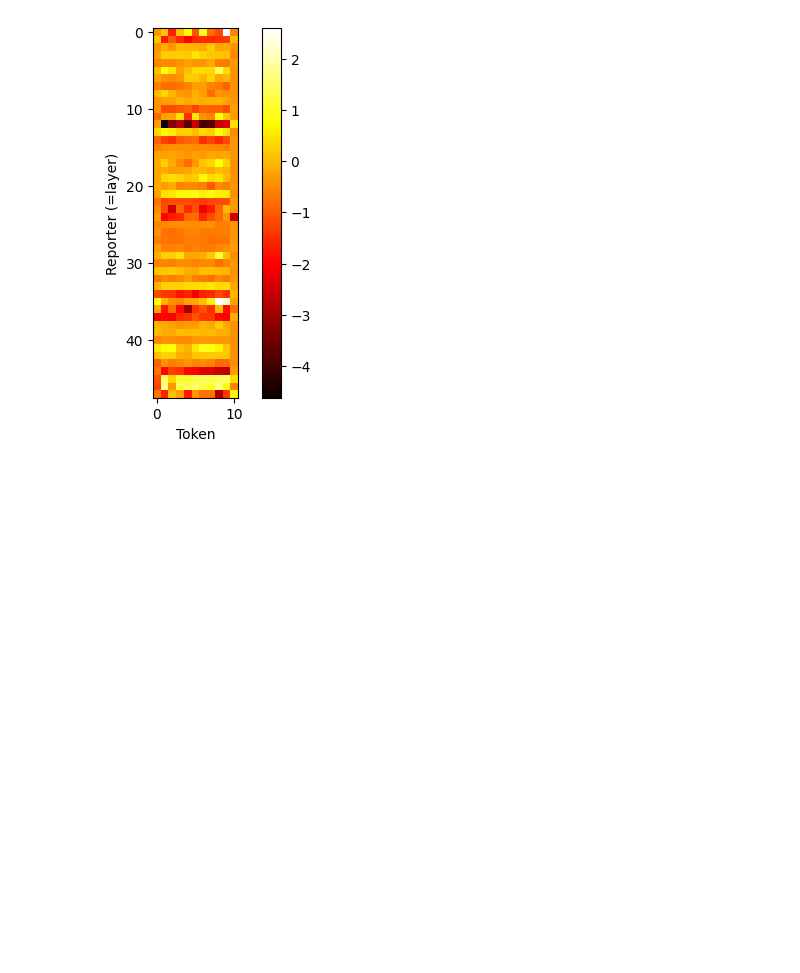
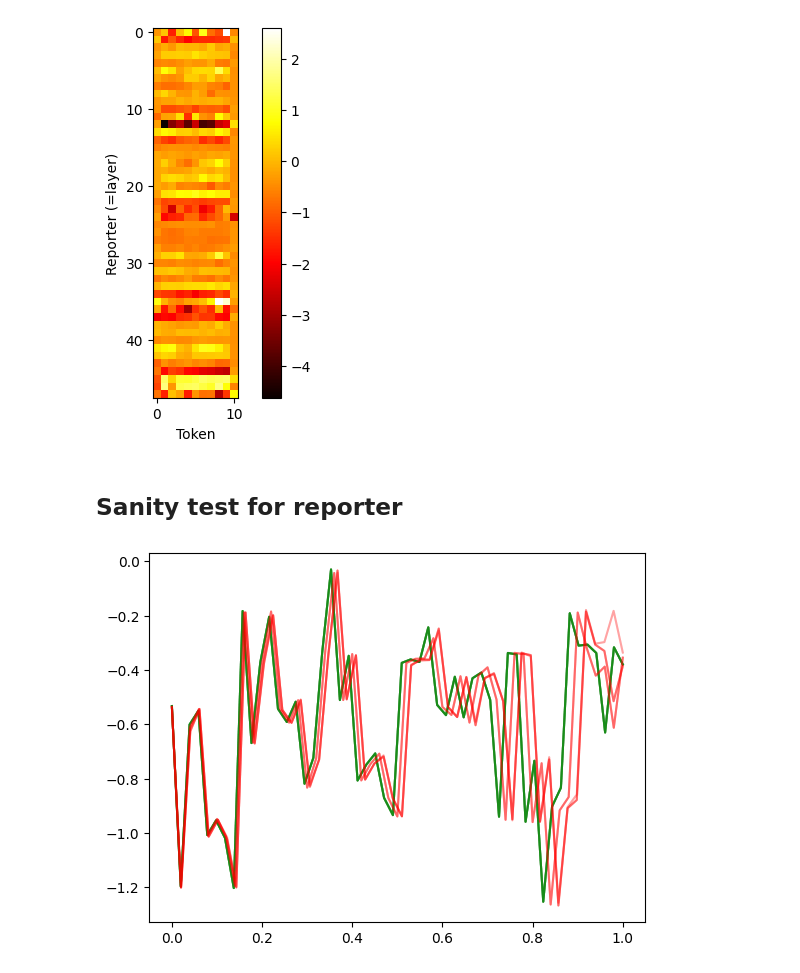
Before and after one commit to LRudL/elk-experiments, a Jupyter notebook: results.ipynb, the cells around one changed output. Drawn from its saved outputs; the diff is of its cells as text; code cells hidden in the pictures; blank space fills up the shorter version.

Commit message:
Probe output result graphing

```diff
--- a/results.ipynb
+++ b/results.ipynb
@@ -46,5 +44,0 @@ Prompt(prefix='', template=<elk.promptsource.templates.Template object at 0x...>
-# %%
-def dsget(dataset, i):
-    return "".join(list(dataset.prompter.templates.values())[0].apply(
-        dataset.active_split[i]
-    ))
@@ -51,3 +68,10 @@ def dsget(dataset, i):
+# %%
+def dsget(dataset, i):
+    dsi = dataset[i][0]
+    true, false = list(dsi.to_string(answer_idx) for answer_idx in range(2))
+    if dsi.label == 1:
+        return (false, true)
+    return (true, false)
 # %%
 dsget(dataset, 0)
 # %% [output]
@@ -169,10 +183,13 @@ CcsReporter(
 )
 # %%
 def reporter_outputs(reporters, sentence):
-    inputs = tokenizer(sentence, return_tensors="pt").to("cuda")
+    inputs = tokenizer(sentence, return_tensors="pt").to(device)
     outo = model(inputs["input_ids"], output_hidden_states=True)
     # the +1 in i+1 is because the first hidden state is the input embedding
     return t.stack([r(outo[1][i+1])[0] for i, r in enumerate(reporters)], dim=0)
+
+def reporter_output(reporter, sentence):
+    return reporter_outputs([reporter], sentence)[0]
 
 def plot_2d_tensor_as_heatmap(t2d):
     fig, ax = plt.subplots()
@@ -181,11 +198,15 @@ def plot_2d_tensor_as_heatmap(t2d):
     ax.set_ylabel("Reporter (=layer)")
     plt.colorbar(heatmap)
 
-def best_layer_output(run_name, sentence):
+def best_reporter(run_name):
     layer_eval = get_eval(run_name)
     # find the row in the pandas dataframe layer_eval with the highest accuracy:
     best_layer = layer_eval["layer"][layer_eval["acc"].idxmax()]
     reporter = get_reporters(run_name)[best_layer]
+    return reporter
+
+def best_layer_output(run_name, sentence):
+    reporter = best_reporter(run_name)
     return reporter_outputs([reporter], sentence)[0]
 # %%
 best_layer_output(run, "Is 1+1=2? Yes")
@@ -202,3 +223,23 @@ torch.Size([48, 11])
 plot_2d_tensor_as_heatmap(r_outs)
 # %% [output]
 [figure]
+# %% [markdown]
+## Sanity test for reporter
+# %%
+def plot_ccs_pairs(reporter, dataset, num_examples=10):
+    true_activations = []
+    false_activations = []
+    for _ in range(num_examples):
+        (true, false) = dsget(dataset, i)
+        true_activations.append(reporter_output(reporter, true).cpu().detach().numpy())
+        false_activations.append(reporter_output(reporter, false).cpu().detach().numpy())
+    fig, ax = plt.subplots()
+    for x in true_activations:
+        ax.plot(np.linspace(0, 1, x.shape[0]), x, color="green", alpha=0.2)
+    for x in false_activations:
+        ax.plot(np.linspace(0, 1, x.shape[0]), x, color="red", alpha=0.2)
+    fig.show()
+# %%
+plot_ccs_pairs(best_reporter(run), dataset)
+# %% [output]
+[figure, added]
```
Also changed, not shown: parts of 17 cells of this notebook.
